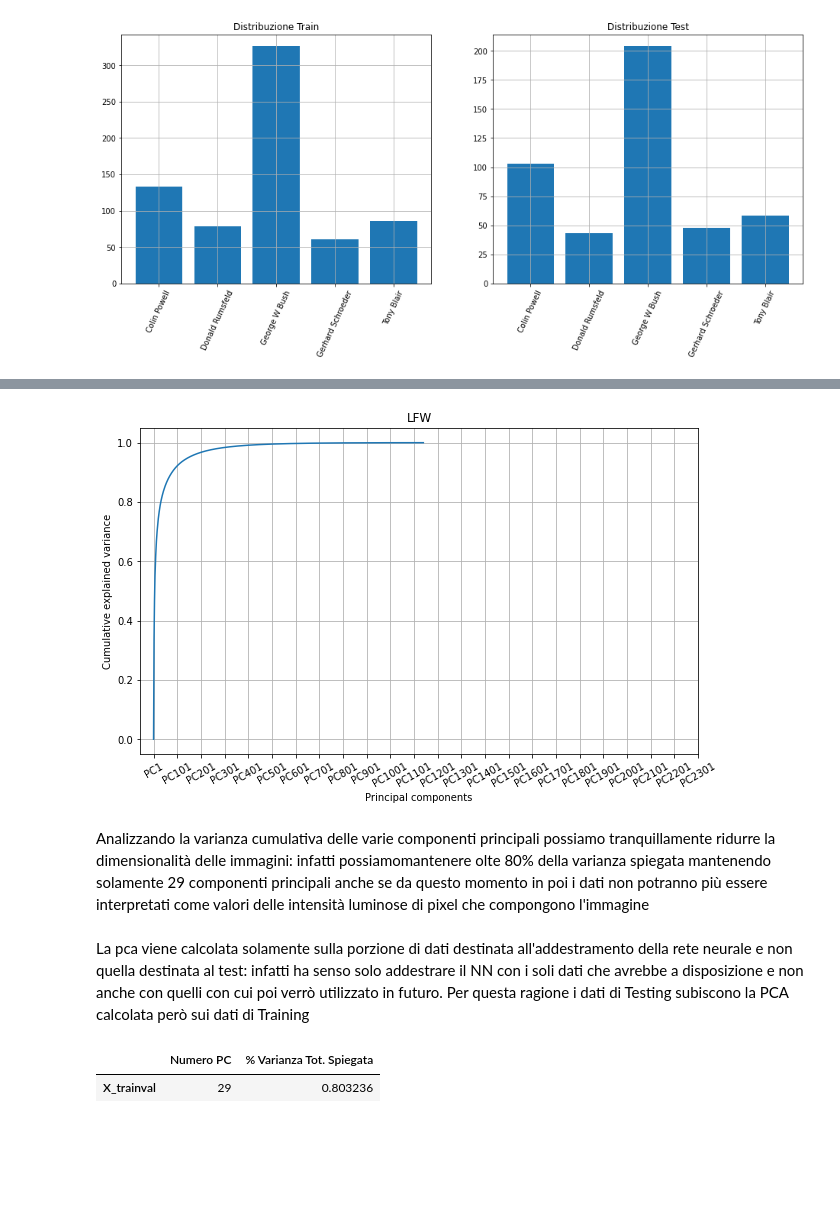
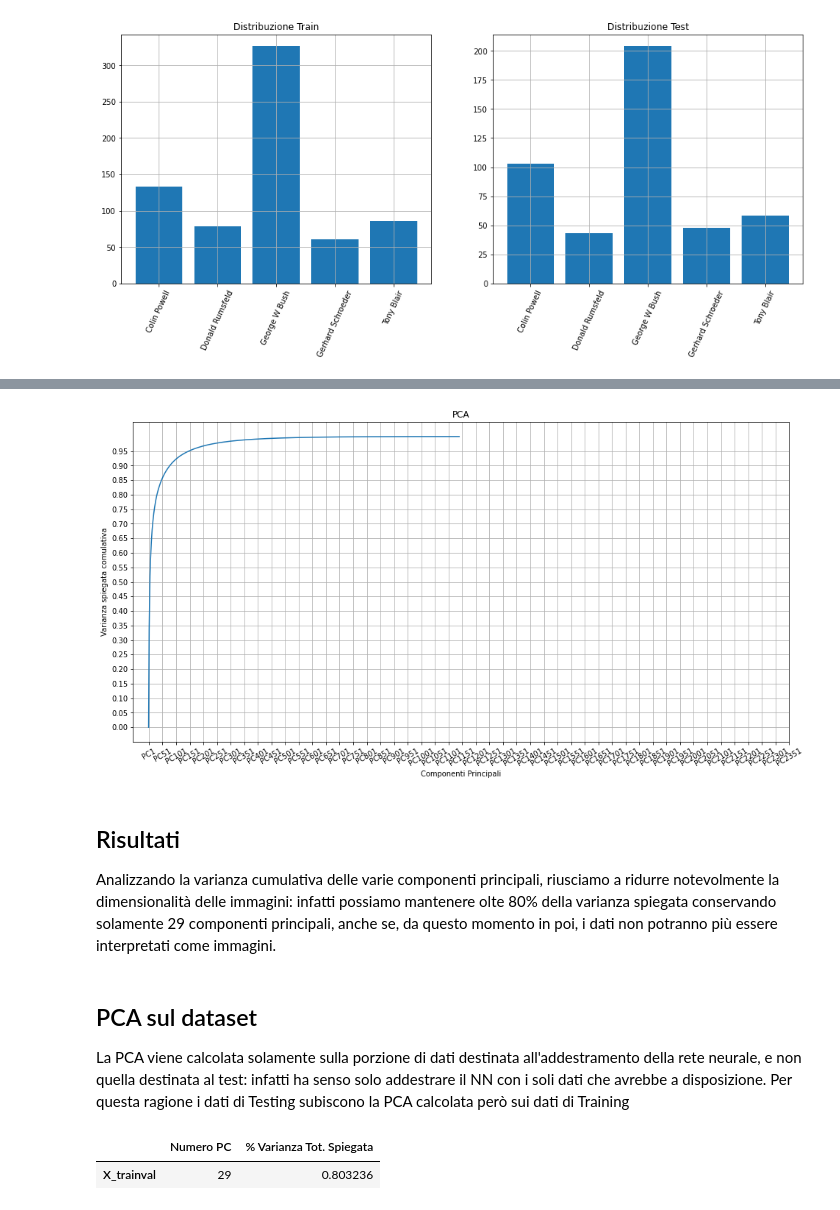
Before and after one commit to Edoxy/MIA, a Jupyter notebook: Tesina/Tesina.ipynb, the cells around one changed output, grey strips where cells are left out. Cells and saved outputs as stored; diff of their text form; code cells hidden in the pictures; blank space fills up the shorter version.

```diff
--- a/Tesina/Tesina.ipynb
+++ b/Tesina/Tesina.ipynb
@@ -46,0 +58,25 @@ plt.show()
+# %%
+face_data_df = pd.DataFrame(face_data)
+
+face_targets_df = pd.DataFrame({'target': face_targets, 'target_names': [face_tnames[t] for t in face_targets]})
+
+class_indices = {}
+
+for name in face_tnames:
+    class_indices[name] = face_targets_df.loc[face_targets_df['target_names']==name].index.to_list()
+
+fig1, axs1 = plt.subplots(len(face_tnames), 2, figsize=(12, len(face_tnames) * 8))
+
+for i in range(len(face_tnames)):
+
+    name = face_tnames[i]
+    first_ind = class_indices[name][0]
+
+    axs1[i, 0].bar(np.arange(face_data.shape[1]), face_data[first_ind, :])
+    axs1[i, 0].set_title('{} - vettore'.format(name))
+
+    axs1[i, 1].imshow(face_images[first_ind], cmap=plt.cm.gray)
+    axs1[i, 1].set_title('{} - immagine {}x{}'.format(name, face_images.shape[1], face_images.shape[2]))
+
+plt.subplots_adjust(wspace=0.5, hspace=0.5)
+plt.show()
@@ -89,28 +168,31 @@ plt.show()
 # %%
 
 pca_global = PCA()
 
 pca_global.fit(face_data)
 
 
 expld_variance_global = np.insert(np.cumsum(pca_global.explained_variance_ratio_), 0, 0)
 
-plt.figure(figsize=(10, 6))
+plt.figure(figsize=(16, 8))
 plt.plot(expld_variance_global)
-plt.title('LFW')
-plt.xticks(ticks=np.arange(1, pca_global.n_features_ + 1, 100),
-           labels=[f'PC{i}' for i in range(1, pca_global.n_features_ + 1, 100)],
+plt.title('PCA')
+plt.xticks(ticks=np.arange(1, pca_global.n_features_ +1, 50),
+           labels=[f'PC{i}' for i in range(1, pca_global.n_features_ +1, 50)],
            rotation=30)
-plt.xlabel('Principal components')
-plt.ylabel('Cumulative explained variance')
+plt.xlabel('Componenti Principali')
+plt.yticks(ticks=np.arange(0, 1, 0.05))
+plt.ylabel('Varianza spiegata comulativa')
 plt.grid()
 plt.show()
 # %% [output]
-[figure, old version]
+[figure, new version]
 # %% [markdown]
-Analizzando la varianza cumulativa delle varie componenti principali possiamo tranquillamente ridurre la dimensionalità delle immagini: infatti possiamomantenere olte 80% della varianza spiegata mantenendo solamente 29 componenti principali anche se da questo momento in poi i dati non potranno più essere interpretati come valori delle intensità luminose di pixel che compongono l'immagine
+## Risultati
+Analizzando la varianza cumulativa delle varie componenti principali, riusciamo a ridurre notevolmente la dimensionalità delle immagini: infatti possiamo mantenere olte 80% della varianza spiegata conservando solamente 29 componenti principali, anche se, da questo momento in poi, i dati non potranno più essere interpretati come immagini.
 # %% [markdown]
-La pca viene calcolata solamente sulla porzione di dati destinata all'addestramento della rete neurale e non quella destinata al test: infatti ha senso solo addestrare il NN con i soli dati che avrebbe a disposizione e non anche con quelli con cui poi verrò utilizzato in futuro. Per questa ragione i dati di Testing subiscono la PCA calcolata però sui dati di Training
+## PCA sul dataset
+La PCA viene calcolata solamente sulla porzione di dati destinata all'addestramento della rete neurale, e non quella destinata al test: infatti ha senso solo addestrare il NN con i soli dati che avrebbe a disposizione. Per questa ragione i dati di Testing subiscono la PCA calcolata però sui dati di Training
 # %%
 pca = PCA(0.8)
 
```
Also changed, not shown: parts of 12 cells of this notebook.
